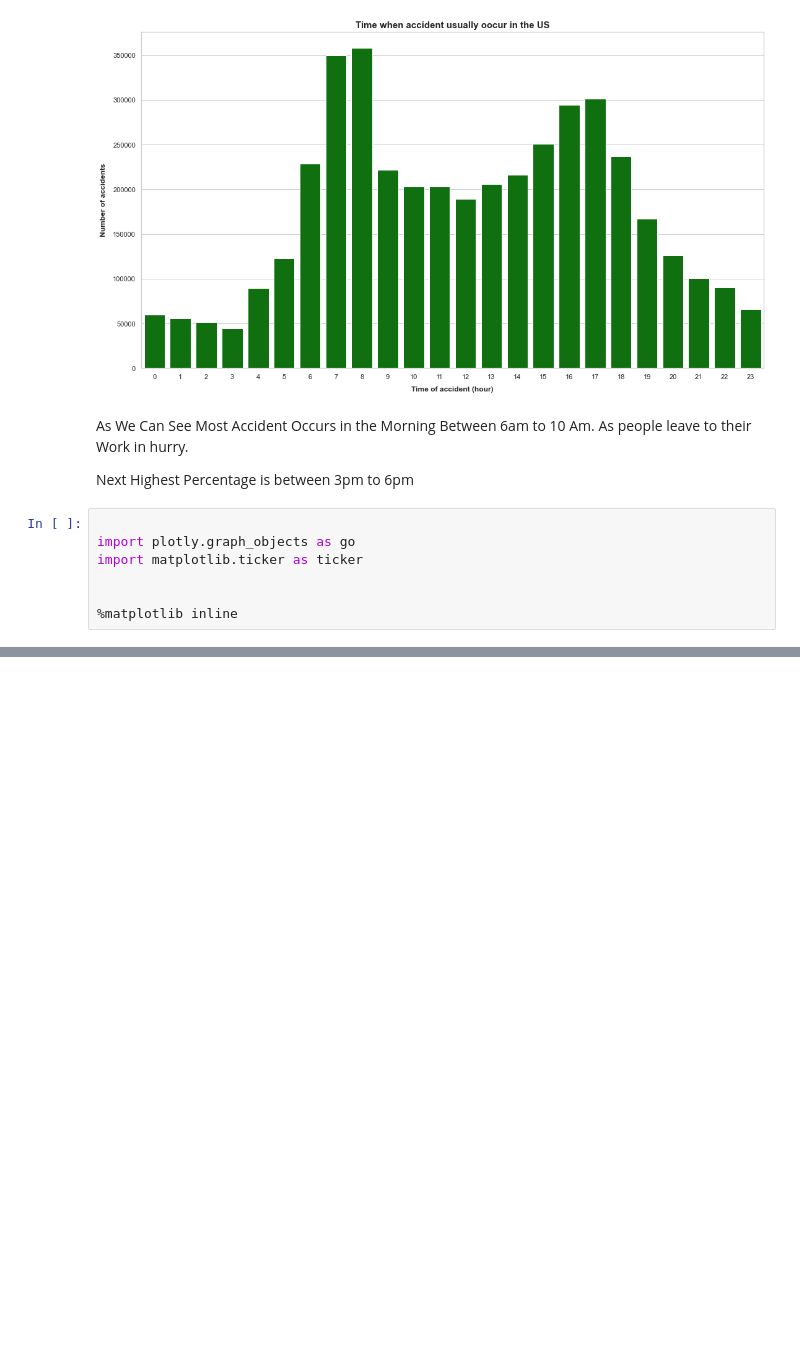
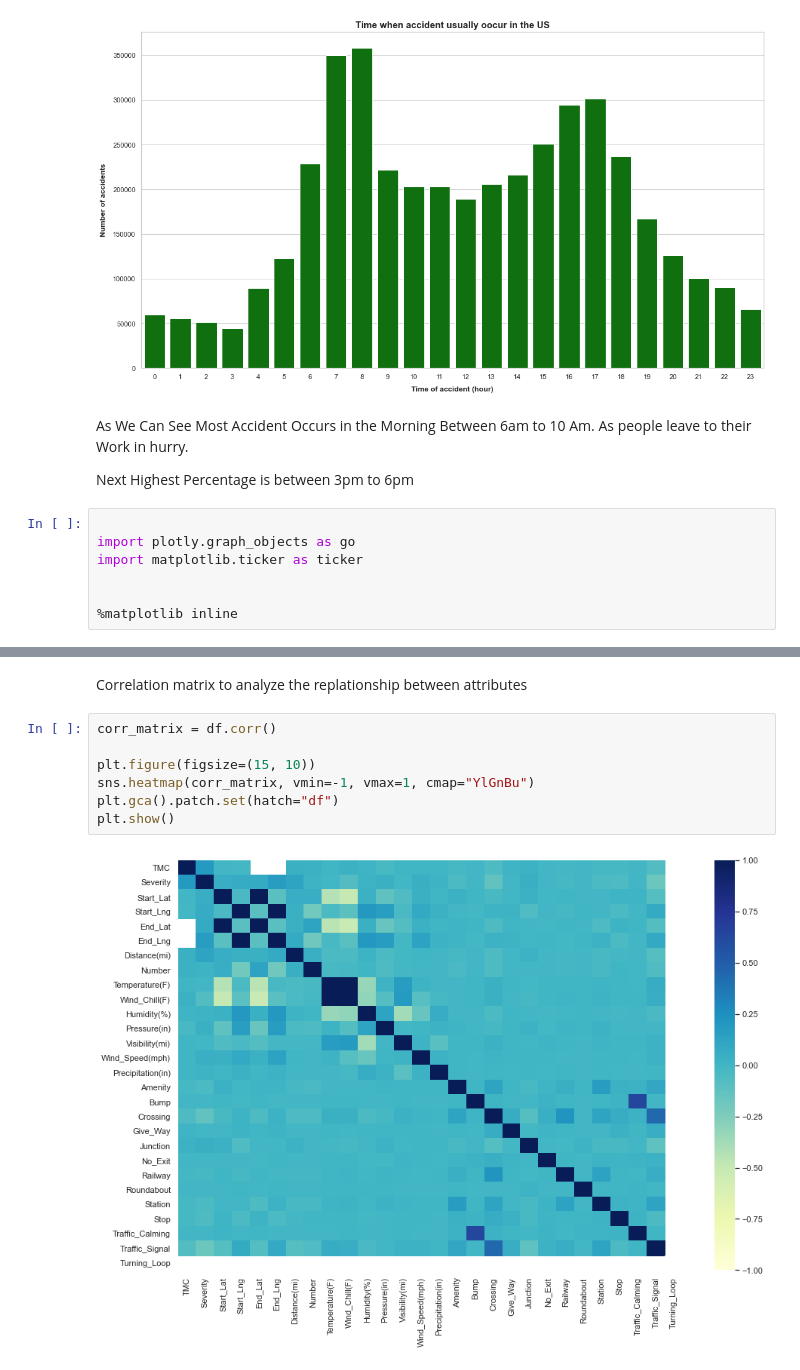
Before and after one commit to shiva-lab/CMPE-255_Final_Project, a Jupyter notebook: US_accidents_EDA.ipynb, the cells around one changed output, grey strips where cells are left out. Drawn from its saved outputs; the diff is of its cells as text; blank space fills up the shorter version.

Commit message:
added correlation matrix to  identify relationsip between attributes

```diff
--- a/US_accidents_EDA.ipynb
+++ b/US_accidents_EDA.ipynb
@@ -338,3 +338,14 @@ fig.show()
 # %% [output]
 [interactive output not drawn]
 [interactive output not drawn]
+# %% [markdown]
+Correlation matrix to analyze the replationship between attributes
+# %%
+corr_matrix = df.corr()
+
+plt.figure(figsize=(15, 10))
+sns.heatmap(corr_matrix, vmin=-1, vmax=1, cmap="YlGnBu")
+plt.gca().patch.set(hatch="df")
+plt.show()
+# %% [output]
+[figure, added]
```
